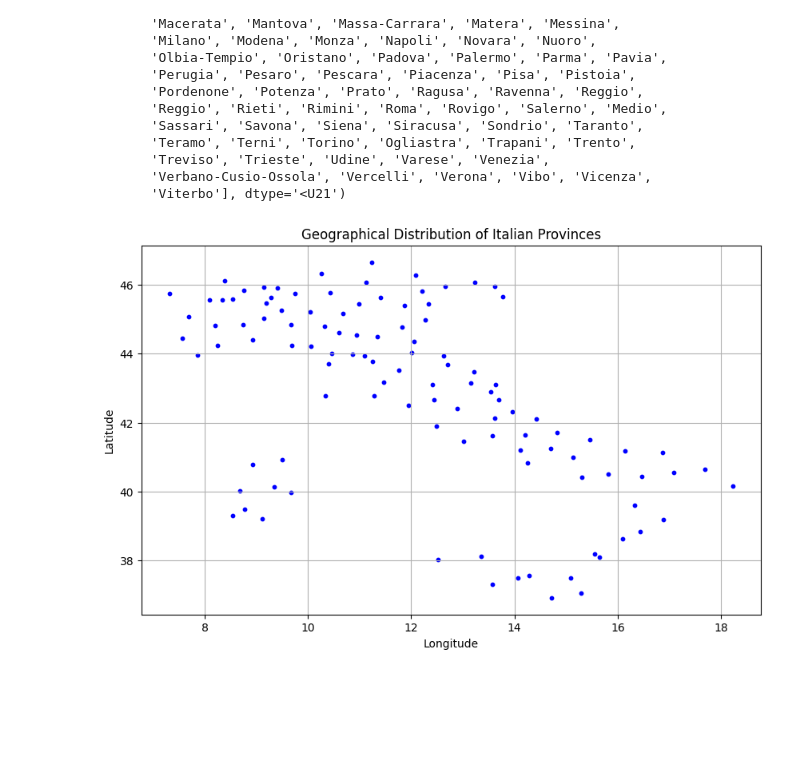
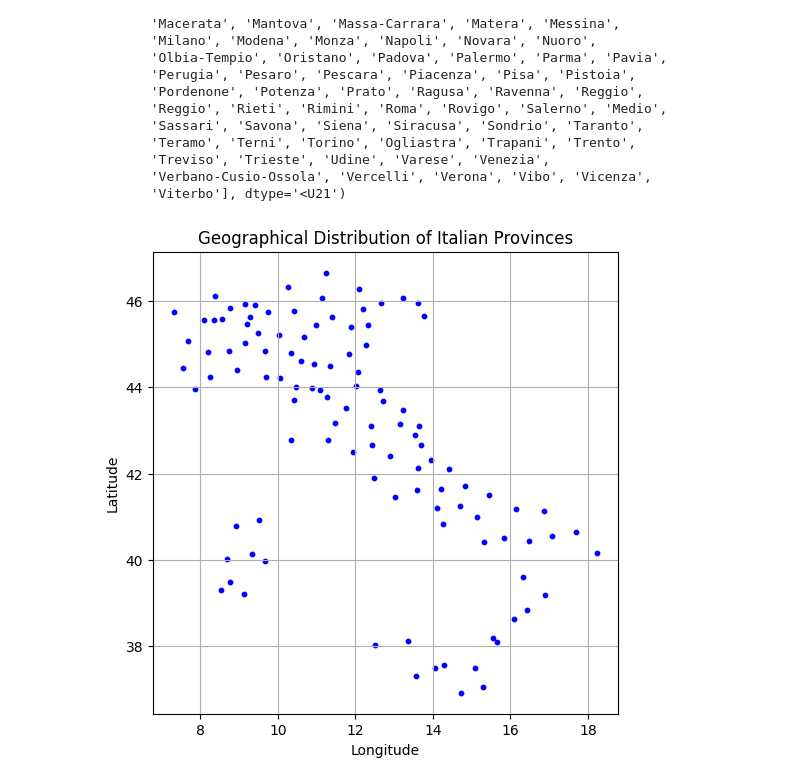
Before and after one commit to giuliagogna/NumericalSimulationLaboratory, a Jupyter notebook: Lab10/analysis10.ipynb, the cells around one changed output. Saved outputs shown, nothing was run; the diff lists cells and outputs as text; code cells hidden in the pictures; blank space fills up the shorter version.

```diff
--- a/Lab10/analysis10.ipynb
+++ b/Lab10/analysis10.ipynb
@@ -4,6 +5,6 @@ import matplotlib.pyplot as plt
 # %%
-latitude, longitude = np.loadtxt("data/cap_prov_ita.dat", unpack=True)
-city_names = np.loadtxt("data/prov_ita.txt", dtype=str, usecols=0)
+latitude, longitude = np.loadtxt("input/cap_prov_ita.dat", unpack=True)
+city_names = np.loadtxt("input/prov_ita.txt", dtype=str, usecols=0)
 # %%
 city_names
 # %% [output]
@@ -28,12 +29,12 @@ array(['Agrigento', 'Alessandria', 'Ancona', 'Aosta', 'Arezzo', 'Ascoli',
        'Verbano-Cusio-Ossola', 'Vercelli', 'Verona', 'Vibo', 'Vicenza',
        'Viterbo'], dtype='<U21')
 # %%
-plt.figure(figsize=(10, 6))
+plt.figure(figsize=(6, 6))
 plt.scatter(latitude, longitude, c='blue', marker='o', s=10)
 plt.title("Geographical Distribution of Italian Provinces")
 plt.xlabel("Longitude")
 plt.ylabel("Latitude")
 plt.grid()
 plt.show()
 # %% [output]
-[figure, old version]
+[figure, new version]
```
Also changed, not shown: parts of 6 cells of this notebook, 3 other files.
